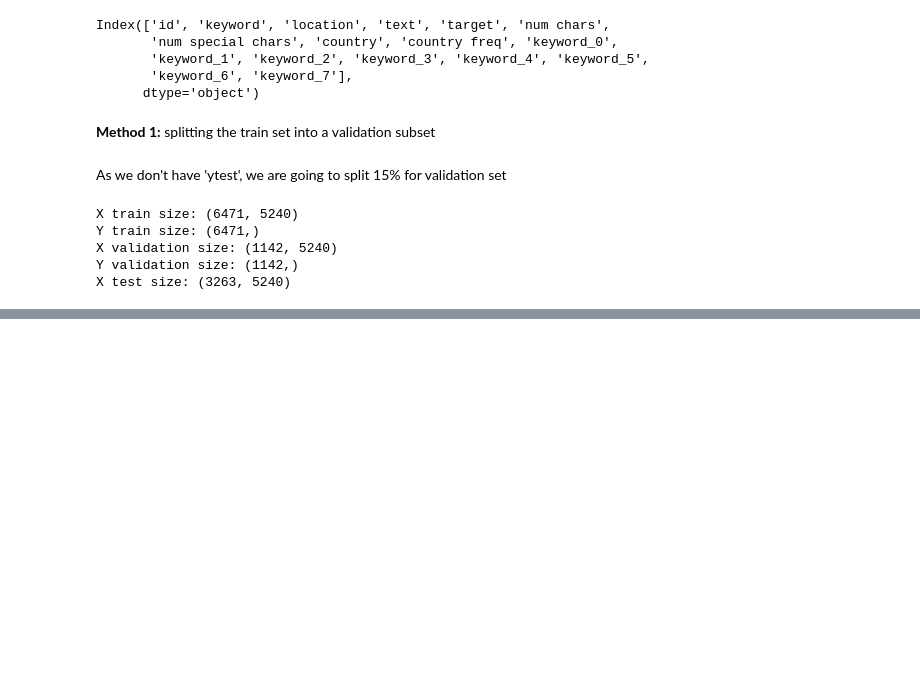
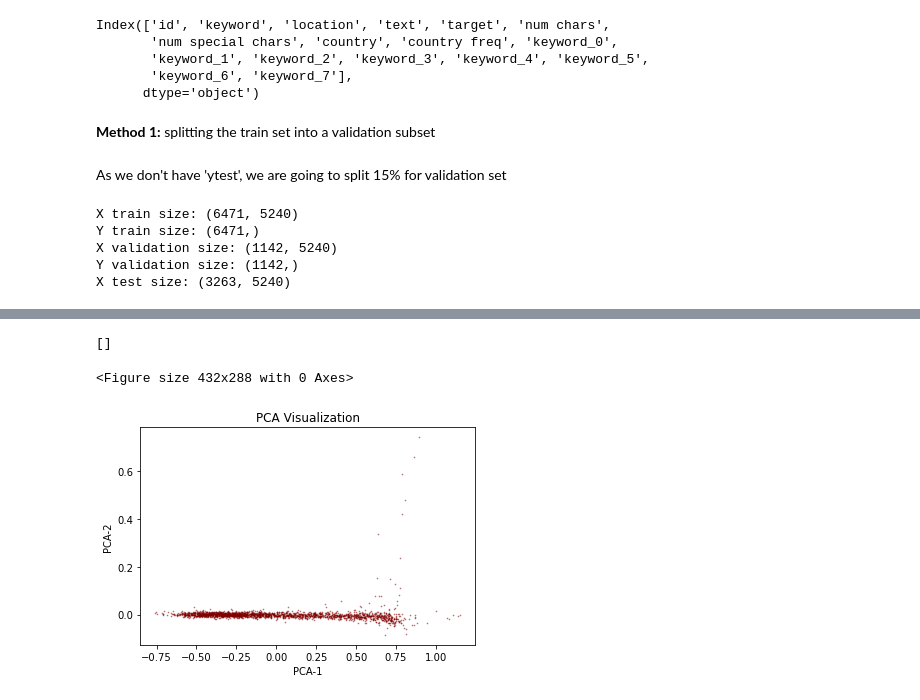
Before and after one commit to raissalohanna/DataLab-FinalProject, a Jupyter notebook: NLP Tweet Disaster.ipynb, the cells around one changed output, grey strips where cells are left out. Cells and saved outputs as stored; diff of their text form; code cells hidden in the pictures; blank space fills up the shorter version.

```diff
--- a/NLP Tweet Disaster.ipynb
+++ b/NLP Tweet Disaster.ipynb
@@ -1001,0 +1097,8 @@ pd.DataFrame(ypred_RF)
+# %%
+'''
+    get_vector = If you need a single unit-normalized vector for some key
+'''
+
+emb_df = (pd.DataFrame(
+        [w.wv.get_vector(str(n)) for n in w.wv.key_to_index],
+        index = w.wv.key_to_index))
@@ -1001,0 +1115,31 @@ pd.DataFrame(ypred_RF)
+# %%
+pca = PCA(n_components=2, random_state=7)
+pca_mdl = pca.fit_transform(emb_df)
+
+emb_df_PCA = (
+    pd.DataFrame(
+        pca_mdl,
+        columns=['x','y'],
+        index = emb_df.index
+    )
+)
+
+plt.clf()
+fig = plt.figure(figsize=(6,4))
+
+plt.scatter(
+    x = emb_df_PCA['x'],
+    y = emb_df_PCA['y'],
+    s = 0.4,
+    color = 'maroon',
+    alpha = 0.5
+)
+
+plt.xlabel('PCA-1')
+plt.ylabel('PCA-2')
+plt.title('PCA Visualization')
+plt.plot()
+# %% [output]
+[]
+<Figure size 432x288 with 0 Axes>
+[figure, added]
```
Also changed, not shown: parts of 30 cells of this notebook.
